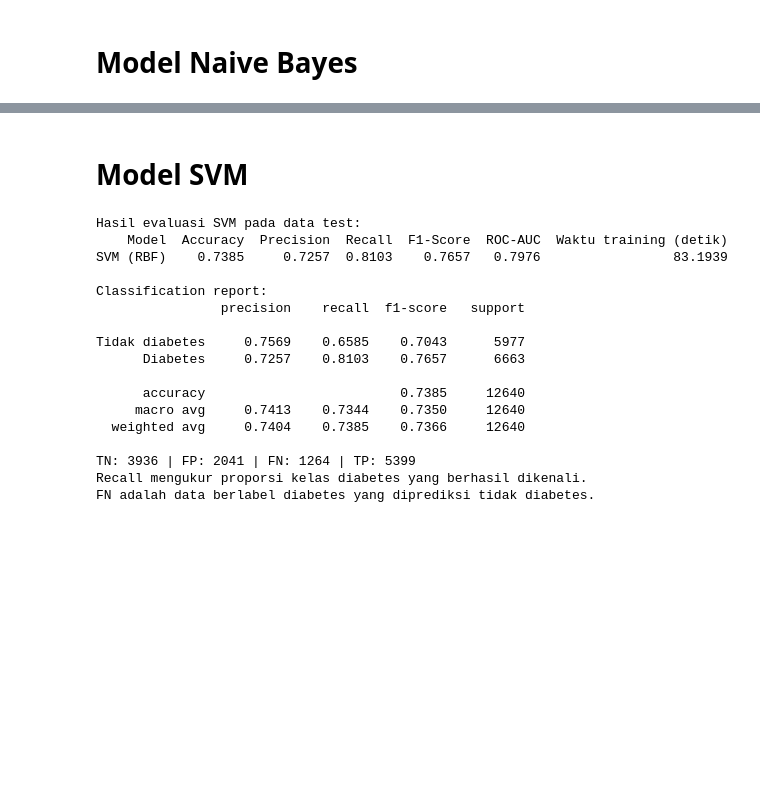
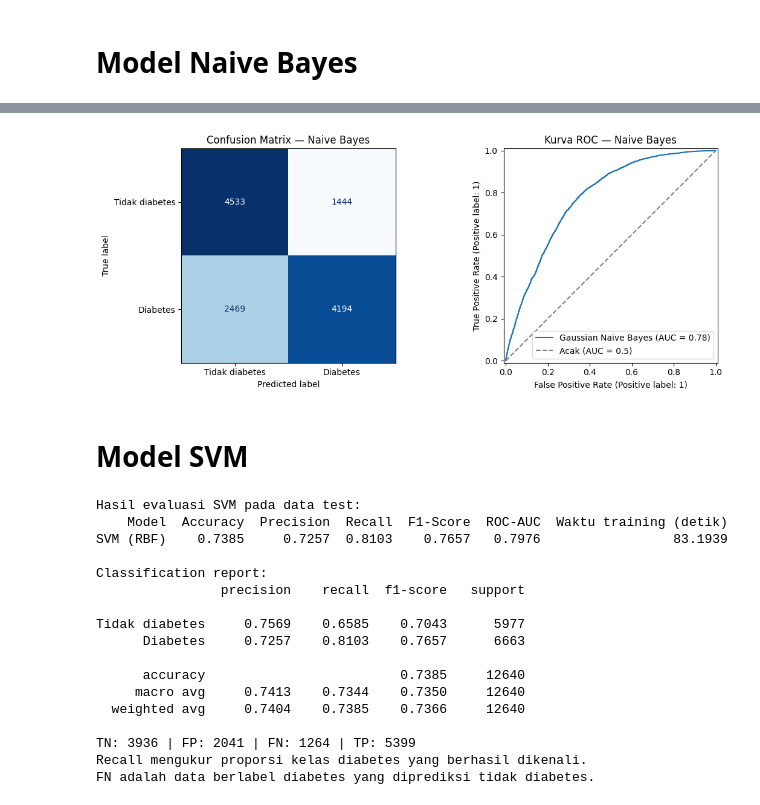
Before and after one commit to FattahulAlim/GlucoSafe, a Jupyter notebook: ml-model/Pengujian_Model_PBL_GlucoSafe.ipynb, the cells around one changed output, grey strips where cells are left out. Saved outputs shown, nothing was run; the diff lists cells and outputs as text; code cells hidden in the pictures; blank space fills up the shorter version.

```diff
--- a/ml-model/Pengujian_Model_PBL_GlucoSafe.ipynb
+++ b/ml-model/Pengujian_Model_PBL_GlucoSafe.ipynb
@@ -322,2 +428,89 @@ hasil
 # %% [markdown]
 # Model Naive Bayes
+# %%
+import time
+import matplotlib.pyplot as plt
+from sklearn.naive_bayes import GaussianNB
+from sklearn.metrics import (
+    accuracy_score, precision_score, recall_score, f1_score,
+    classification_report, confusion_matrix, ConfusionMatrixDisplay, roc_auc_score, RocCurveDisplay
+)
+
+#inisiasi model
+nb_model = GaussianNB()
+
+#training model menggunakan data train yang sudah di scalling
+start_nb = time.perf_counter()
+nb_model.fit(X_train_scaled, y_train)
+nb_training_time = time.perf_counter() - start_nb
+
+#prediksi kelas dan probabilitas
+y_pred_nb = nb_model.predict(X_test_scaled)
+y_prob_nb = nb_model.predict_proba(X_test_scaled)[:, 1]
+
+#evaluasi model
+nb_results = pd.DataFrame([{
+    "Model": "Gaussian Naive Bayes",
+    "Accuracy": accuracy_score(y_test, y_pred_nb),
+    "Precision": precision_score(
+        y_test, y_pred_nb, zero_division=0
+    ),
+    "Recall": recall_score(
+        y_test, y_pred_nb, zero_division=0
+    ),
+    "F1-Score": f1_score(
+        y_test, y_pred_nb, zero_division=0
+    ),
+    "ROC-AUC": roc_auc_score(y_test, y_prob_nb),
+    "Waktu training (detik)": nb_training_time
+}])
+
+print("Hasil evaluasi Naive Bayes pada data test:")
+print(nb_results.round(4).to_string(index=False))
+
+print("\nClassification report:")
+print(classification_report(
+    y_test, y_pred_nb,
+    labels=[0, 1],
+    target_names=["Tidak diabetes", "Diabetes"],
+    digits=4,
+    zero_division=0
+))
+
+#confusion matrix
+cm_nb = confusion_matrix(y_test, y_pred_nb, labels=[0, 1])
+tn_nb, fp_nb, fn_nb, tp_nb = cm_nb.ravel()
+
+print(f"TN: {tn_nb} | FP: {fp_nb} | FN: {fn_nb} | TP: {tp_nb}")
+print("FN adalah data diabetes yang diprediksi tidak diabetes.")
+
+#visualisasi evaluasi
+fig, axes = plt.subplots(1, 2, figsize=(12, 4.5))
+
+ConfusionMatrixDisplay(
+    confusion_matrix=cm_nb,
+    display_labels=["Tidak diabetes", "Diabetes"]
+).plot(
+    ax=axes[0],
+    cmap="Blues",
+    values_format="d",
+    colorbar=False
+)
+axes[0].set_title("Confusion Matrix — Naive Bayes")
+
+RocCurveDisplay.from_predictions(
+    y_test, y_prob_nb,
+    name="Gaussian Naive Bayes",
+    ax=axes[1]
+)
+axes[1].plot(
+    [0, 1], [0, 1],
+    linestyle="--", color="gray",
+    label="Acak (AUC = 0.5)"
+)
+axes[1].set_title("Kurva ROC — Naive Bayes")
+axes[1].legend(loc="lower right")
+
+plt.tight_layout()
+plt.show()
+# %% [output]
@@ -324,3 +533,4 @@ hasil
+[figure, added]
 # %% [markdown]
 # Model SVM
 # %%
```
Also changed, not shown: parts of 12 cells of this notebook.
